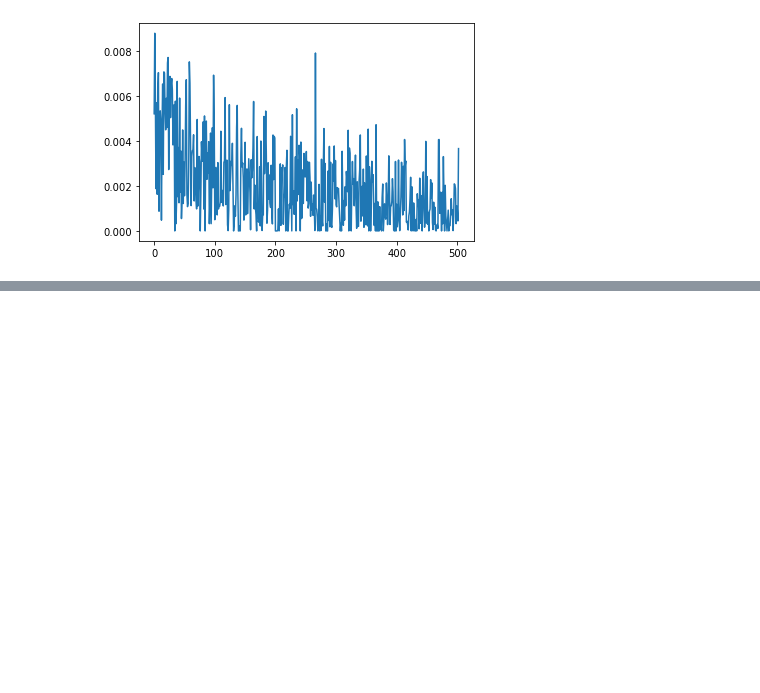
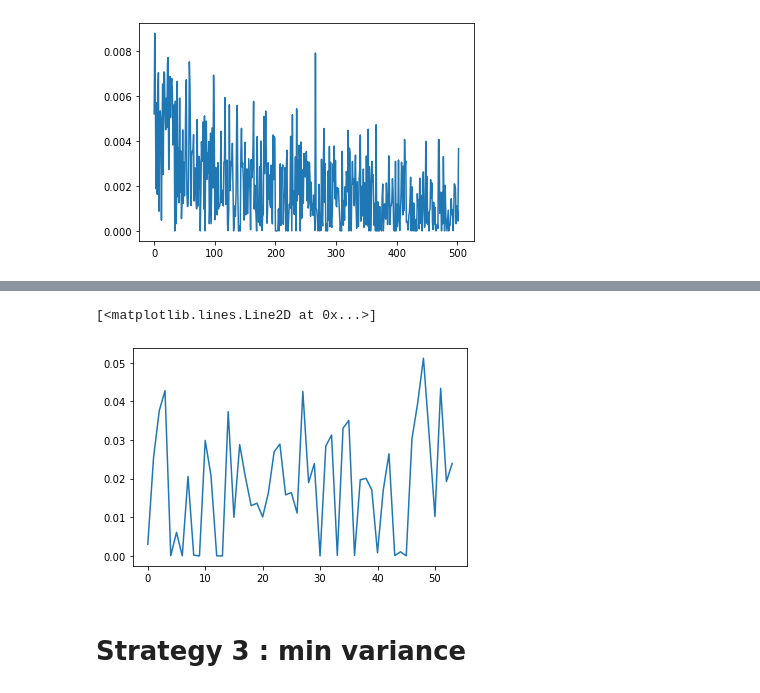
Before and after one commit to ValentinLassaigne/Climate-finance, a Jupyter notebook: Example.ipynb, the cells around one changed output, grey strips where cells are left out. Saved outputs shown, nothing was run; the diff lists cells and outputs as text; code cells hidden in the pictures; blank space fills up the shorter version.

```diff
--- a/Example.ipynb
+++ b/Example.ipynb
@@ -298,0 +279,47 @@ array([0.01851852, 0.01851852, 0.01851852, 0.01851852, 0.01851852,
+# %%
+from scipy.optimize import minimize
+
+
+def portfolio_return(weights,stocks):
+    return(pd.DataFrame(((weights*stocks).transpose()).sum(),index = index.index))
+
+
+def mTE2(stocks,indx):
+    """
+    Returns the weights of the portfolio that gives you the maximum sharpe ratio
+    given the riskfree rate and expected returns and a covariance matrix
+    """
+    n = stocks.shape[1]
+    T = stocks.shape[0]
+    #init_guess = np.repeat(1/n, n)
+    init_guess = np.zeros(n)
+    init_guess[0]=0.5
+    init_guess[1]=0.5
+    bounds = ((0.0, 1.0),) * n # an N-tuple of 2-tuples!
+    # construct the constraints
+    weights_sum_to_1 = {'type': 'eq',
+                        'fun': lambda weights: np.sum(weights) - 1
+    }
+    def TE(weights, stocks, indx):
+        """
+        Returns the tracking error
+        """
+        r = portfolio_return(weights, stocks)
+        diff = r.values - indx.values
+        #print(((diff)**2/T).sum())
+        return ((diff)**2/T).sum()
+
+    weights = minimize(TE, init_guess,
+                       args=(stocks, indx), method='SLSQP',
+                       options={'disp': False},
+                       constraints=(weights_sum_to_1,),
+                       bounds=bounds)
+    return weights.x
+# %%
+w=mTE2(stocks2,index)
+plt.plot(w)
+# %% [output]
+[<matplotlib.lines.Line2D at 0x...>]
+[figure, added]
+# %% [markdown]
+# Strategy 3 : min variance
```
Also changed, not shown: parts of 18 cells of this notebook.
